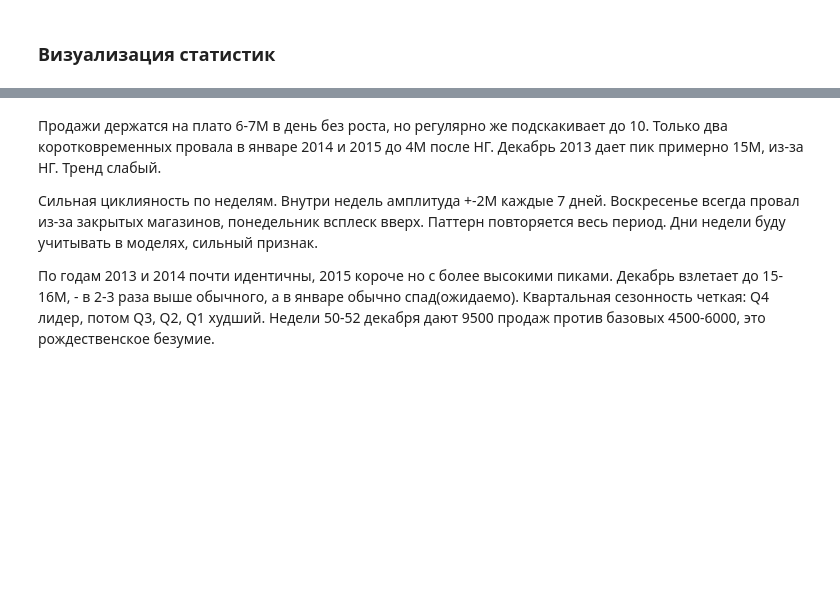
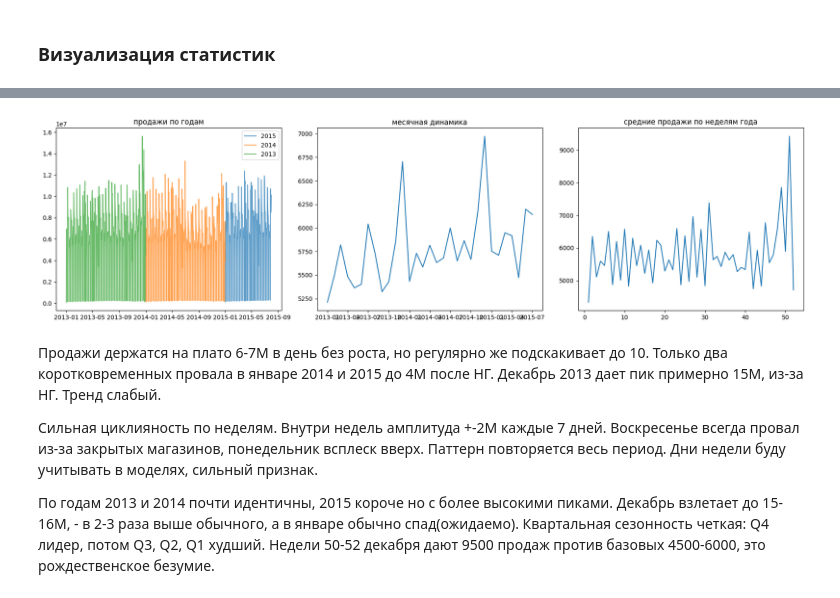
Before and after one commit to WpythonW/AutoML-rossmann, a Jupyter notebook: eda.ipynb, the cells around one changed output, grey strips where cells are left out. Cells and saved outputs as stored; diff of their text form; code cells hidden in the pictures; blank space fills up the shorter version.

```diff
--- a/eda.ipynb
+++ b/eda.ipynb
@@ -223,3 +467,7 @@ plt.show()
+# %%
+plot_seasonality_analysis(train_merged)
+# %% [output]
+[figure, added]
 # %% [markdown]
 Продажи держатся на плато 6-7М в день без роста, но регулярно же подскакивает до 10. Только два коротковременных провала в январе 2014 и 2015 до 4М после НГ. Декабрь 2013 дает пик примерно 15М, из-за НГ. Тренд слабый.
 
```
Also changed, not shown: parts of 39 cells of this notebook, 1 other file.
